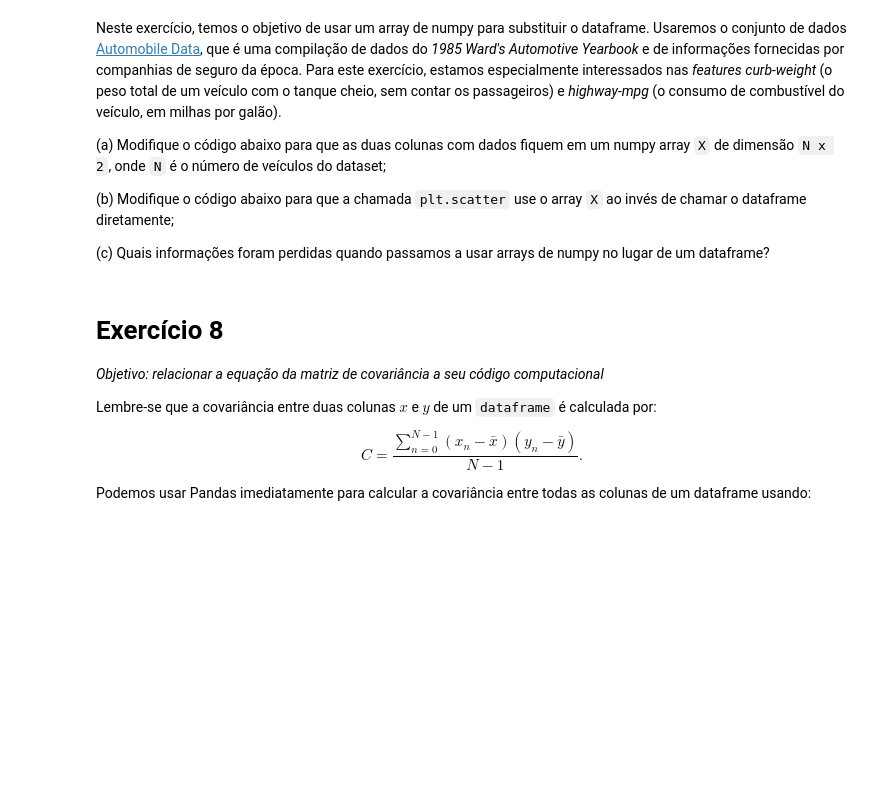
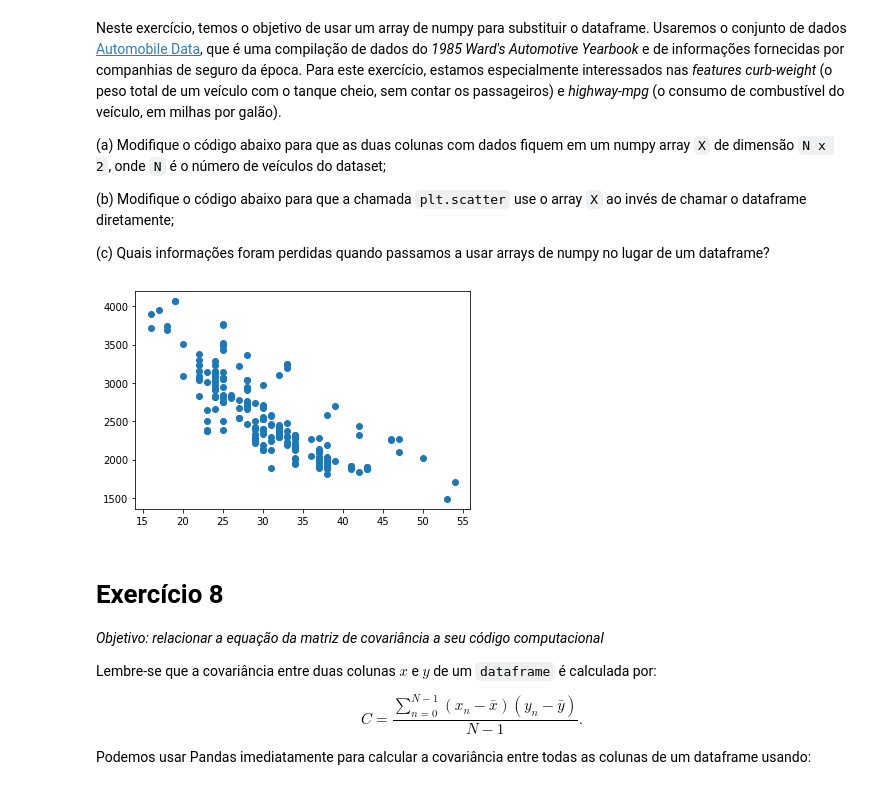
Before and after one commit to insper-classroom/alglin-alunos_EduardoVaz, a Jupyter notebook: 05-autovetores_e_autovalores.ipynb, the cells around one changed output. Cells and saved outputs as stored; diff of their text form; code cells hidden in the pictures; blank space fills up the shorter version.

```diff
--- a/05-autovetores_e_autovalores.ipynb
+++ b/05-autovetores_e_autovalores.ipynb
@@ -426,10 +439,13 @@ Neste exercício, temos o objetivo de usar um array de numpy para substituir o d
 # %%
 df = pd.read_csv('Automobile_data.csv')
 features = ["highway-mpg", "curb-weight"]
 df = df[features]
+X = df[features].to_numpy()
 plt.figure()
-plt.scatter(df['curb-weight'], df['highway-mpg'])
+plt.scatter(X[:,0], X[:,1])
 plt.show()
+# %% [output]
+[figure, added]
 # %% [markdown]
 # Exercício 8
 
```
Also changed, not shown: parts of 13 cells of this notebook, 1 other file.
